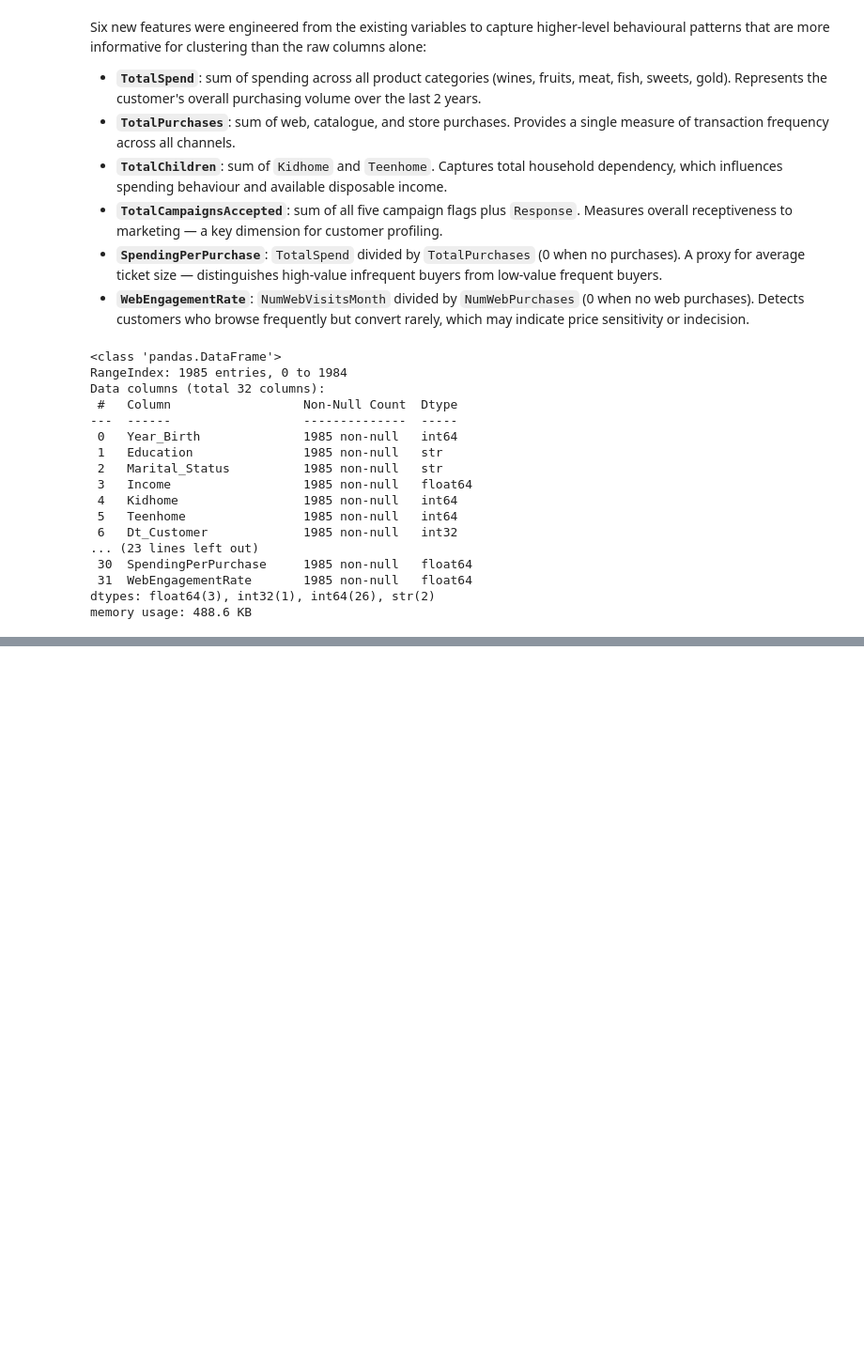
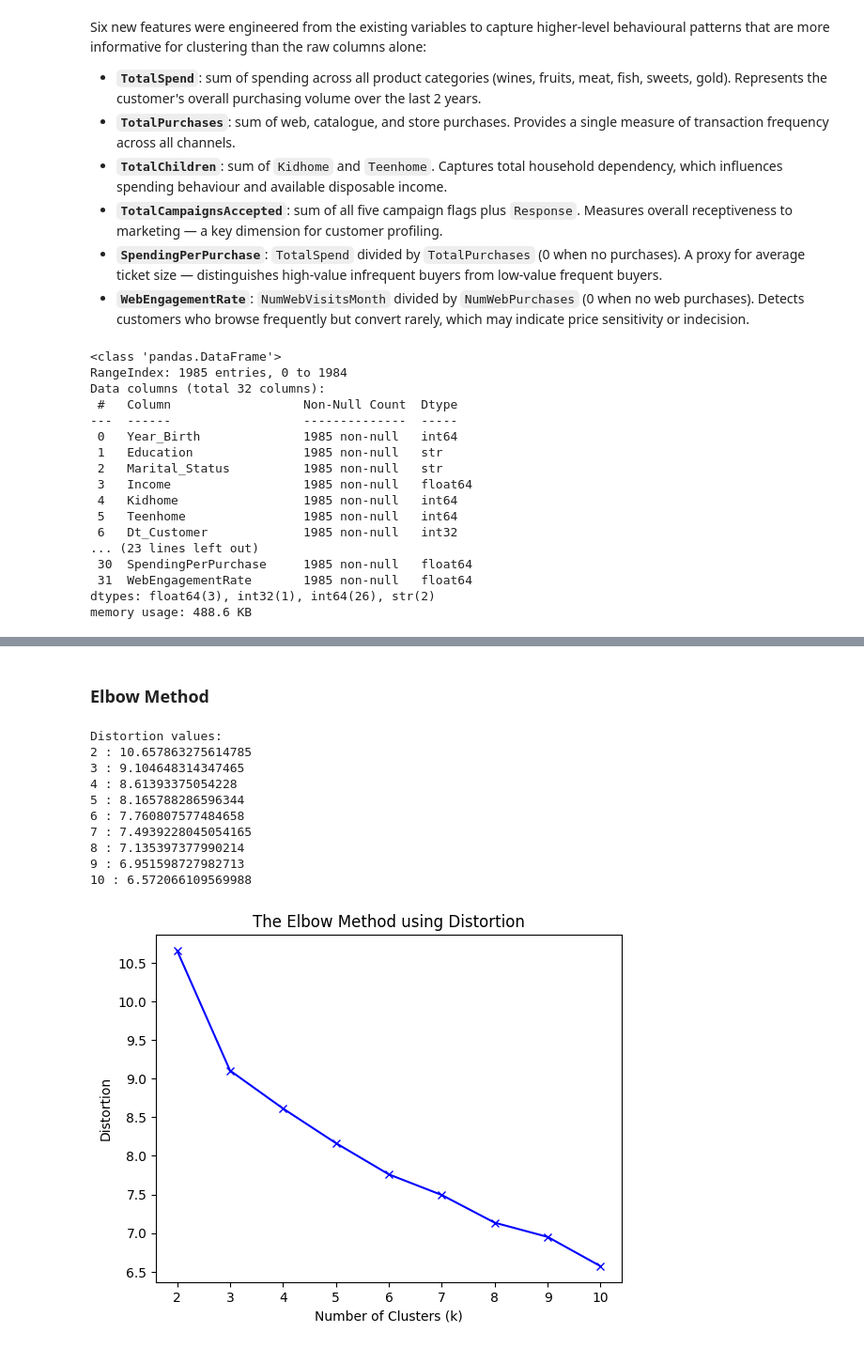
Before and after one commit to AlejandroBeldaFernandez/Customer-Personality-Analysis, a Jupyter notebook: Customer_personality_analysis.ipynb, the cells around one changed output, grey strips where cells are left out. Shown at 94% size. Saved outputs shown, nothing was run; the diff lists cells and outputs as text; code cells hidden in the pictures; blank space fills up the shorter version.

```diff
--- a/Customer_personality_analysis.ipynb
+++ b/Customer_personality_analysis.ipynb
@@ -616,0 +803,38 @@ memory usage: 488.6 KB
+# %% [markdown]
+### Elbow Method
+# %%
+distortions = []
+inertias = []
+mapping1 = {}
+mapping2 = {}
+for k in range_n_clusters:
+    kmeanModel = KMeans(n_clusters=k, random_state=seed).fit(df_pca)
+
+    distortions.append(sum(np.min(cdist(df_pca, kmeanModel.cluster_centers_, 'euclidean'), axis=1)**2) / df_pca.shape[0])
+
+    inertias.append(kmeanModel.inertia_)
+
+    mapping1[k] = distortions[-1]
+    mapping2[k] = inertias[-1]
+# %%
+print("Distortion values:")
+for key, val in mapping1.items():
+    print(f'{key} : {val}')
+
+plt.plot(range_n_clusters, distortions, 'bx-')
+plt.xlabel('Number of Clusters (k)')
+plt.ylabel('Distortion')
+plt.title('The Elbow Method using Distortion')
+plt.show()
+# %% [output]
+Distortion values:
+2 : 10.657863275614785
+3 : 9.104648314347465
+4 : 8.61393375054228
+5 : 8.165788286596344
+6 : 7.760807577484658
+7 : 7.4939228045054165
+8 : 7.135397377990214
+9 : 6.951598727982713
+10 : 6.572066109569988
+[figure, added]
```
Also changed, not shown: parts of 24 cells of this notebook.
